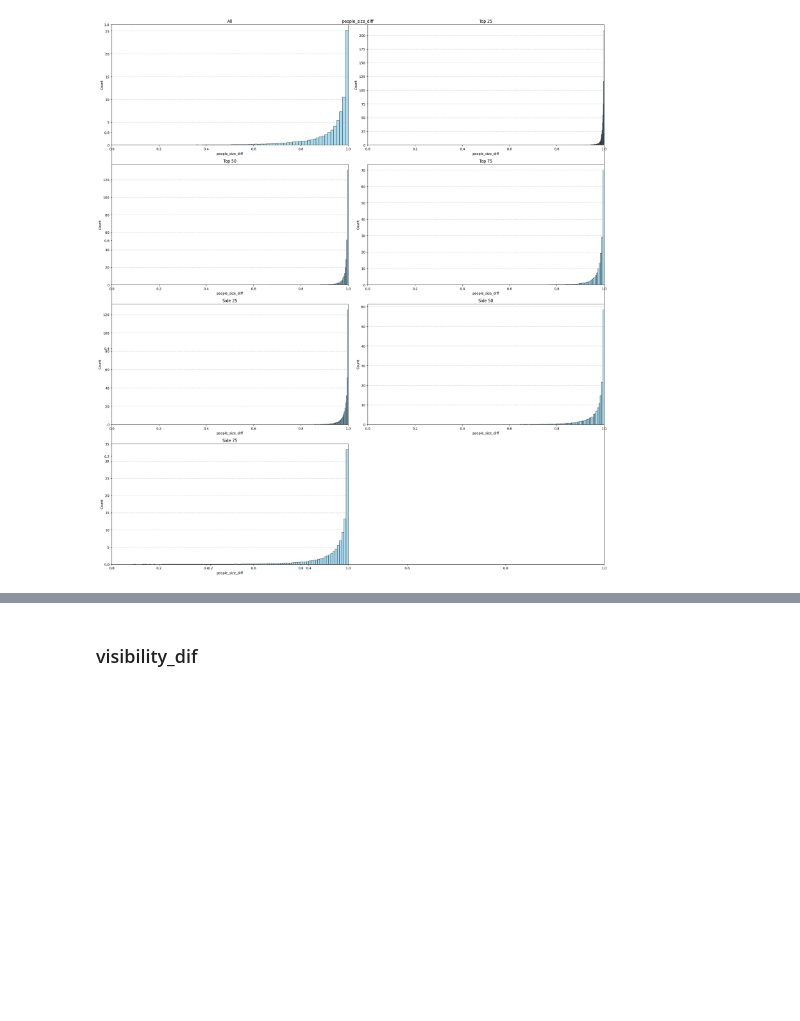
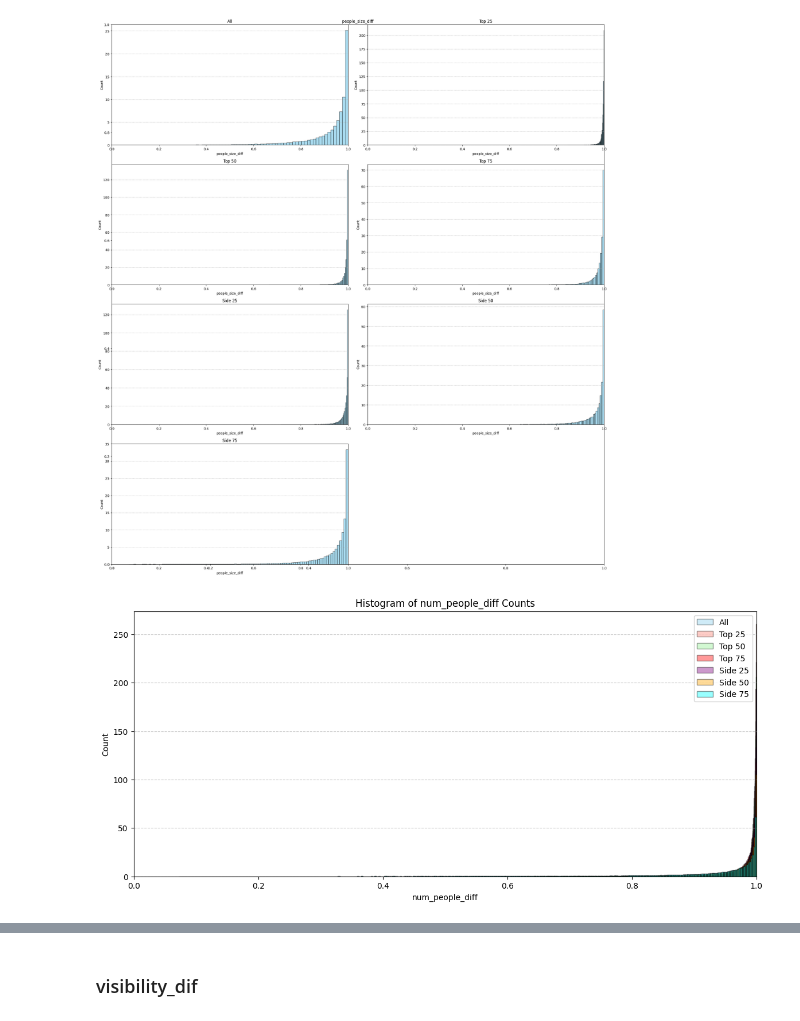
Before and after one commit to federicopaschetta/FemaleObjectificationInMovies, a Jupyter notebook: script.ipynb, the cells around one changed output, grey strips where cells are left out. Cells and saved outputs as stored; diff of their text form; code cells hidden in the pictures; blank space fills up the shorter version.

```diff
--- a/script.ipynb
+++ b/script.ipynb
@@ -268,3 +270,23 @@ plt.tight_layout()
 plt.show()
 # %% [output]
 [figure]
+# %%
+colors = ["skyblue", "salmon", "lightgreen", "red", "purple", "orange", "cyan"]
+
+
+plt.figure(figsize=(14, 6))
+
+for i, (df_temp, color) in enumerate(zip(df_list, colors)):
+    plt.hist(df_temp['people_size_diff'], bins=400, color=color, edgecolor="black", alpha=0.4, density=True)
+    plt.xlabel("people_size_diff")
+    plt.ylabel("Count")
+
+plt.xlabel("num_people_diff")
+plt.ylabel("Count")
+plt.title("Histogram of num_people_diff Counts")
+plt.grid(axis="y", linestyle="--", alpha=0.7)
+plt.xlim(0,1)
+plt.legend(df_names)
+plt.show()
+# %% [output]
+[figure, added]
```
Also changed, not shown: parts of 5 cells of this notebook.
